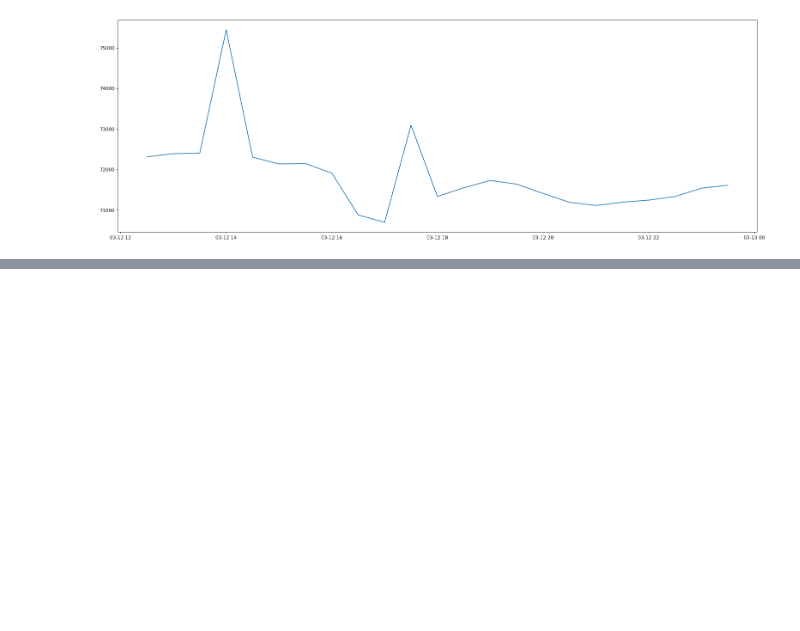
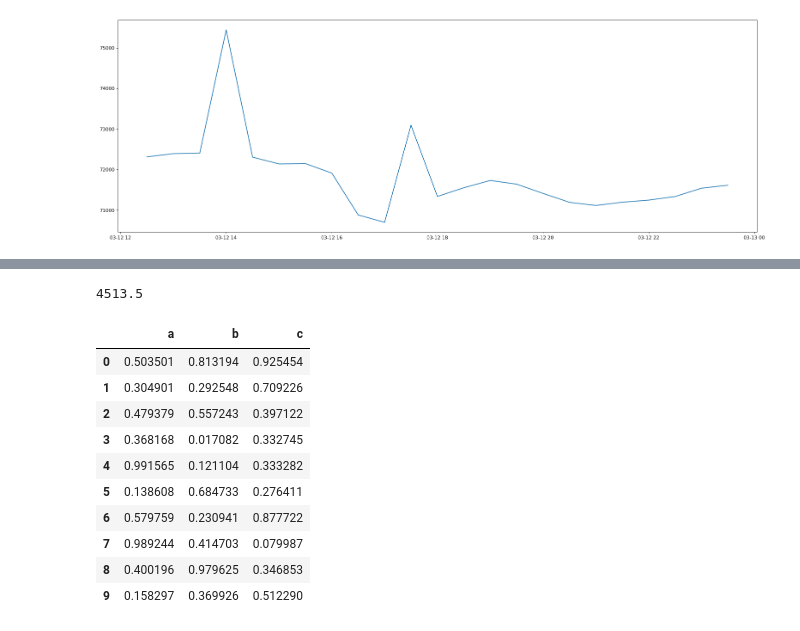
Before and after one commit to SorokaD/BTC_pet, a Jupyter notebook: notebooks/EDA_primary.ipynb, the cells around one changed output, grey strips where cells are left out. Cells and saved outputs as stored; diff of their text form; code cells hidden in the pictures; blank space fills up the shorter version.

```diff
--- a/notebooks/EDA_primary.ipynb
+++ b/notebooks/EDA_primary.ipynb
@@ -58,0 +68,24 @@ plt.plot('datetime', 'high', data=kline[(kline['datetime']>'2024-03-12 12:00:00.
+# %%
+3500/19700
+25500*0.177
+# %% [output]
+4513.5
+# %%
+import numpy as np
+import pandas as pd
+
+# create pandas dataframe with 10 rows and 3 columns with random values in range 0-1
+df = pd.DataFrame(np.random.rand(10, 3), columns=['a', 'b', 'c'])
+df
+# %% [output]
+|  | a | b | c |
+| 0 | 0.503501 | 0.813194 | 0.925454 |
+| 1 | 0.304901 | 0.292548 | 0.709226 |
+| 2 | 0.479379 | 0.557243 | 0.397122 |
+| 3 | 0.368168 | 0.017082 | 0.332745 |
+| 4 | 0.991565 | 0.121104 | 0.333282 |
+| 5 | 0.138608 | 0.684733 | 0.276411 |
+| 6 | 0.579759 | 0.230941 | 0.877722 |
+| 7 | 0.989244 | 0.414703 | 0.079987 |
+| 8 | 0.400196 | 0.979625 | 0.346853 |
+| 9 | 0.158297 | 0.369926 | 0.512290 |
```
Also changed, not shown: parts of 2 cells of this notebook, 6 other files.
